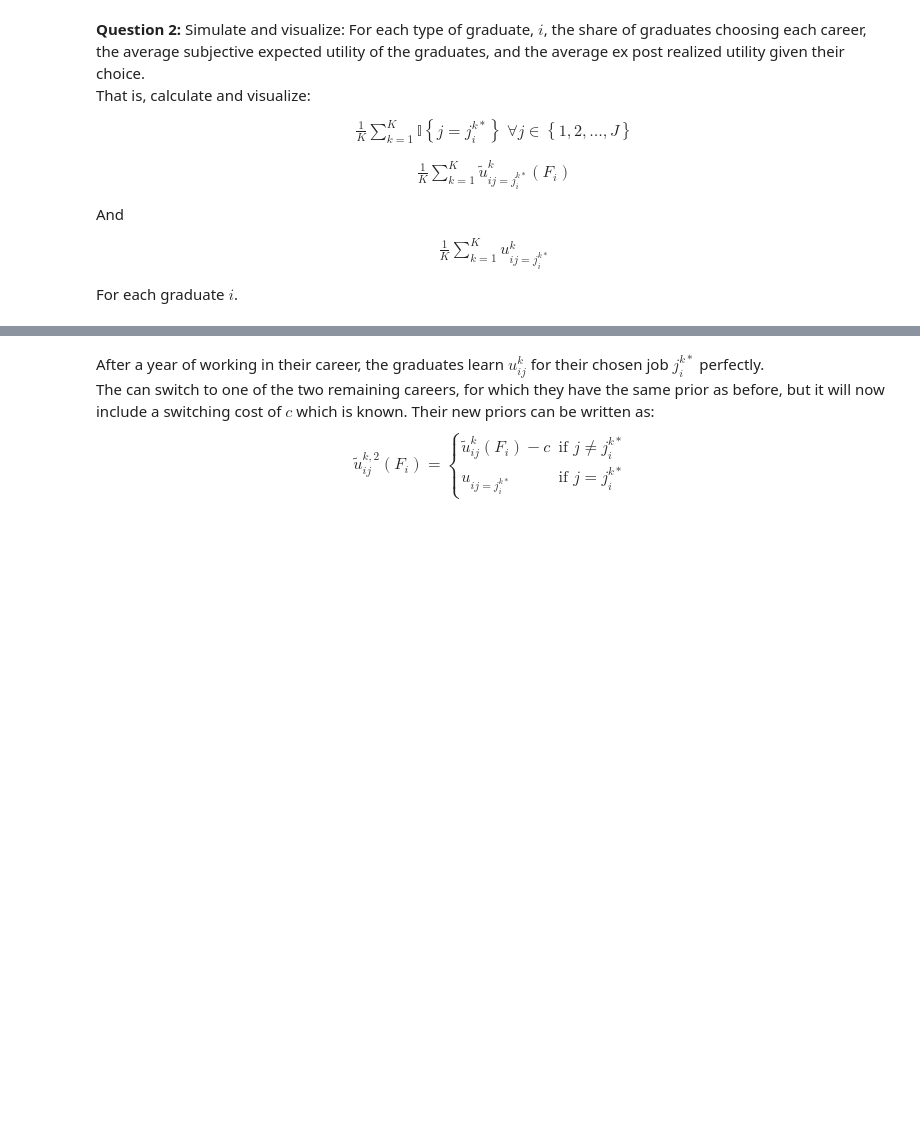
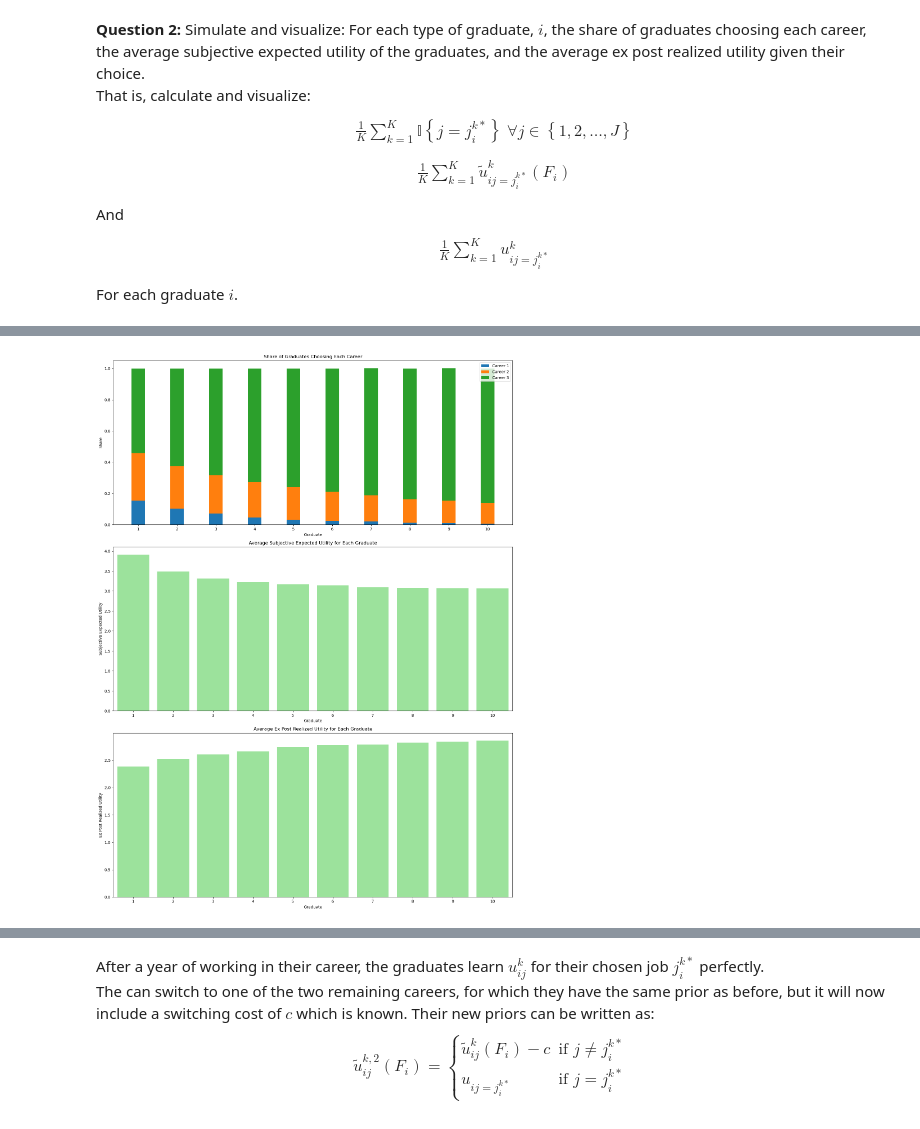
Before and after one commit to NumEconCopenhagen/projects-2024-josh-joshua-and-lyonell, a Jupyter notebook: Exam/Joshua_attempt/exam_2024.ipynb, the cells around one changed output, grey strips where cells are left out. Cells and saved outputs as stored; diff of their text form; code cells hidden in the pictures; blank space fills up the shorter version.

```diff
--- a/Exam/Joshua_attempt/exam_2024.ipynb
+++ b/Exam/Joshua_attempt/exam_2024.ipynb
@@ -263,0 +262,92 @@ For each graduate $i$.
+# %%
+# Initialize arrays to store results
+chosen_careers = np.zeros((par.N, par.K), dtype=int)
+prior_expectations = np.zeros((par.N, par.K))
+realized_utilities = np.zeros((par.N, par.K))
+
+# Simulate career choice based on friends' information
+for i in range(par.N):
+    Fi = i + 1  # Number of friends increases with each graduate
+
+    for k in range(par.K):
+        prior_utility = np.zeros(par.J)
+        own_noise = np.random.normal(0, par.sigma, par.J)
+
+        for j in range(par.J):
+            friends_noise = np.random.normal(0, par.sigma, Fi)
+            #print(f'par.v[j]: {par.v[j]}')
+            prior_utility[j] = np.mean(par.v[j] + friends_noise)
+
+        # Choose the career track with the highest prior expected utility
+        chosen_career = np.argmax(prior_utility)
+
+        # Store the results
+        chosen_careers[i, k] = chosen_career
+        prior_expectations[i, k] = prior_utility[chosen_career]
+        realized_utilities[i, k] = par.v[chosen_career] + own_noise[chosen_career]
+
+# Calculate the required statistics for each graduate
+share_of_graduates_choosing_career = np.zeros((par.N, par.J))
+average_subjective_expected_utility = np.zeros(par.N)
+average_ex_post_realized_utility = np.zeros(par.N)
+
+for i in range(par.N):
+    for j in range(par.J):
+        share_of_graduates_choosing_career[i, j] = np.mean(chosen_careers[i, :] == j)
+    average_subjective_expected_utility[i] = np.mean(prior_expectations[i, :])
+    average_ex_post_realized_utility[i] = np.mean(realized_utilities[i, :])
+
+# Convert results to DataFrame for better visualization
+results_df = pd.DataFrame({
+    'Graduate': np.arange(1, par.N + 1),
+    'Share in\nCareer 1': share_of_graduates_choosing_career[:, 0],
+    'Share in\nCareer 2': share_of_graduates_choosing_career[:, 1],
+    'Share in\nCareer 3': share_of_graduates_choosing_career[:, 2],
+    'Avg Subj\nUtil': average_subjective_expected_utility,
+    'Avg Real\nUtil': average_ex_post_realized_utility
+})
+
+# Set 'Graduate' as the index
+results_df.set_index('Graduate', inplace=True)
+
+# Format the results to reduce decimal places
+results_df = results_df.round(3)
+
+# Display the results in a Markdown table
+markdown_table = results_df.to_markdown()
+print(markdown_table)
+
+# Visualize the results
+fig, axes = plt.subplots(3, 1, figsize=(15, 20))
+
+# Plot the share of graduates choosing each career as a stacked bar chart
+width = 0.35
+labels = np.arange(1, par.N + 1)
+bars1 = results_df['Share in\nCareer 1']
+bars2 = results_df['Share in\nCareer 2']
+bars3 = results_df['Share in\nCareer 3']
+
+axes[0].bar(labels, bars1, width, label='Career 1')
+axes[0].bar(labels, bars2, width, bottom=bars1, label='Career 2')
+axes[0].bar(labels, bars3, width, bottom=bars1 + bars2, label='Career 3')
+axes[0].set_xlabel('Graduate')
+axes[0].set_ylabel('Share')
+axes[0].set_title('Share of Graduates Choosing Each Career')
+axes[0].legend()
+axes[0].set_xticks(labels)  # Ensure all graduate numbers are shown
+
+# Plot the average subjective expected utility for each graduate (single color)
+sns.barplot(ax=axes[1], x=np.arange(1, par.N + 1), y=average_subjective_expected_utility, color='lightgreen')
+axes[1].set_title('Average Subjective Expected Utility for Each Graduate')
+axes[1].set_xlabel('Graduate')
+axes[1].set_ylabel('Subjective Expected Utility')
+
+# Plot the average ex post realized utility for each graduate (single color)
+sns.barplot(ax=axes[2], x=np.arange(1, par.N + 1), y=average_ex_post_realized_utility, color='lightgreen')
+axes[2].set_title('Average Ex Post Realized Utility for Each Graduate')
+axes[2].set_xlabel('Graduate')
+axes[2].set_ylabel('Ex Post Realized Utility')
+
+plt.tight_layout()
+plt.show()
+# %% [output]
@@ -263,0 +366 @@ For each graduate $i$.
+[figure, added]
```
Also changed, not shown: parts of 6 cells of this notebook.
